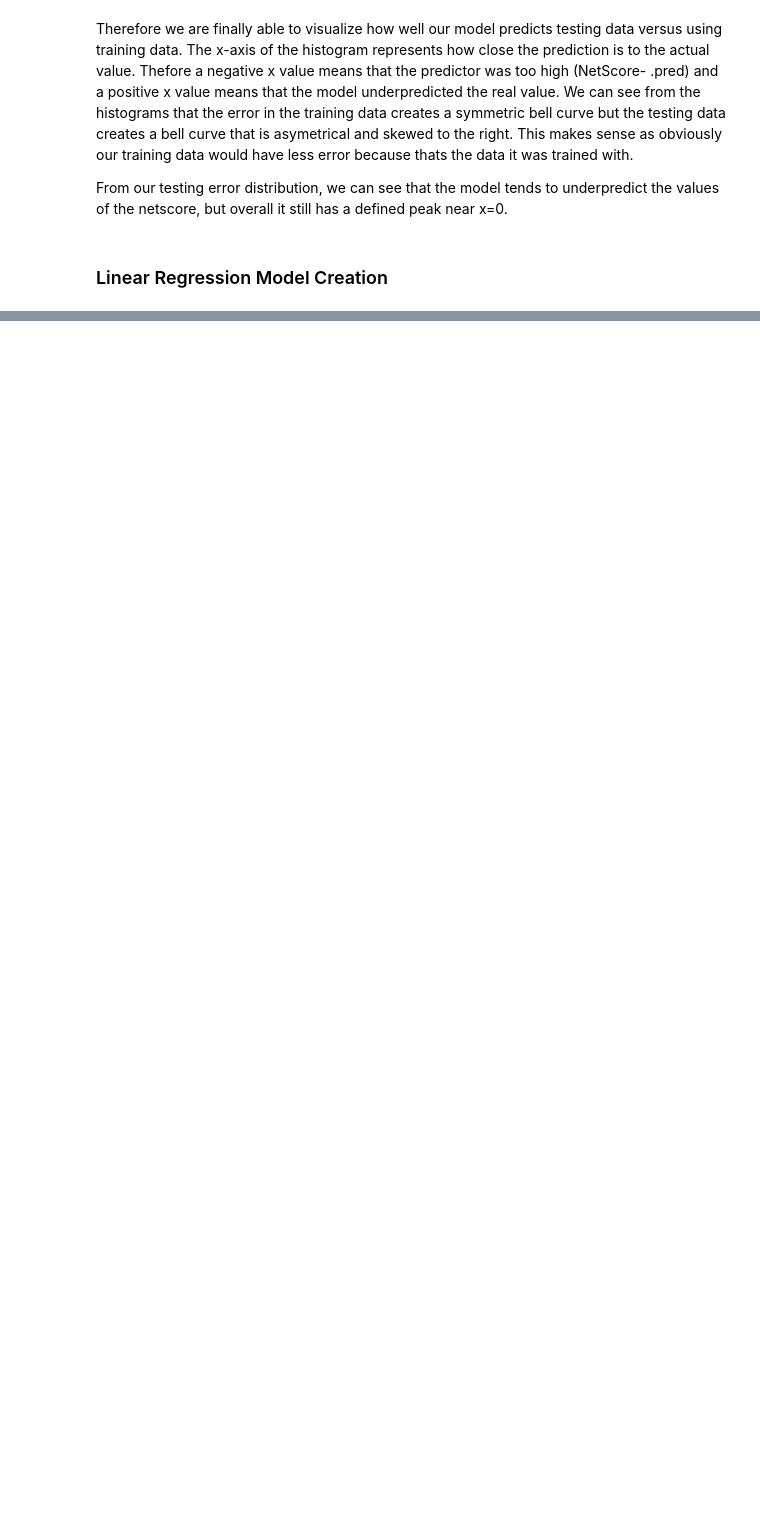
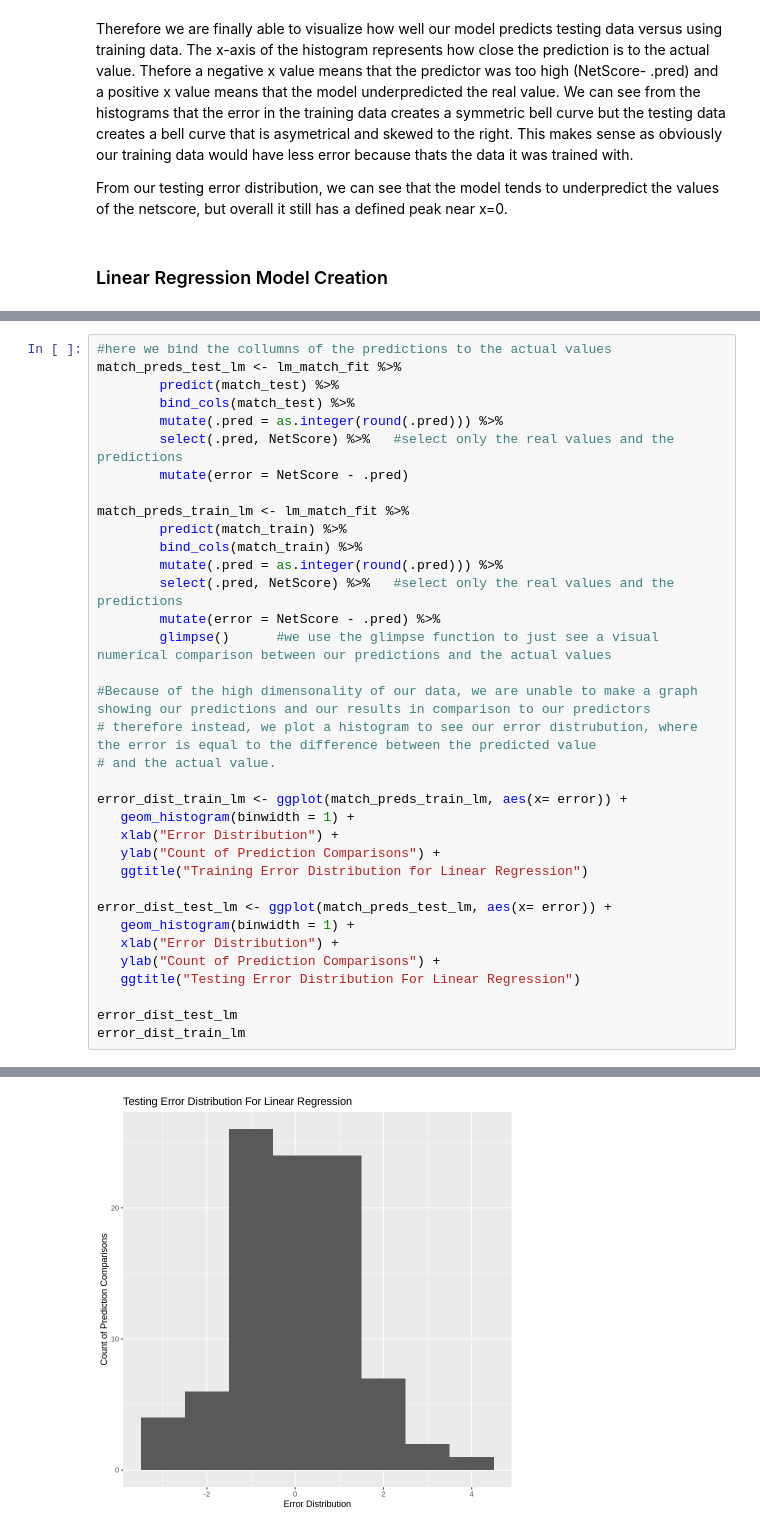
Before and after one commit to armanmoztar/DSCI100-group-project-report, a Jupyter notebook: Group_Project.ipynb, the cells around one changed output, grey strips where cells are left out. Cells and saved outputs as stored; diff of their text form; blank space fills up the shorter version.

```diff
--- a/Group_Project.ipynb
+++ b/Group_Project.ipynb
@@ -431,0 +456,36 @@ From our testing error distribution, we can see that the model tends to underpre
+# %%
+#here we bind the collumns of the predictions to the actual values
+match_preds_test_lm <- lm_match_fit %>%
+        predict(match_test) %>%
+        bind_cols(match_test) %>%
+        mutate(.pred = as.integer(round(.pred))) %>%
+        select(.pred, NetScore) %>%   #select only the real values and the predictions
+        mutate(error = NetScore - .pred)
+
+match_preds_train_lm <- lm_match_fit %>%
+        predict(match_train) %>%
+        bind_cols(match_train) %>%
+        mutate(.pred = as.integer(round(.pred))) %>%
+        select(.pred, NetScore) %>%   #select only the real values and the predictions
+        mutate(error = NetScore - .pred) %>%
+        glimpse()      #we use the glimpse function to just see a visual numerical comparison between our predictions and the actual values
+
+#Because of the high dimensonality of our data, we are unable to make a graph showing our predictions and our results in comparison to our predictors
+# therefore instead, we plot a histogram to see our error distrubution, where the error is equal to the difference between the predicted value
+# and the actual value.
+
+error_dist_train_lm <- ggplot(match_preds_train_lm, aes(x= error)) +
+   geom_histogram(binwidth = 1) +
+   xlab("Error Distribution") +
+   ylab("Count of Prediction Comparisons") +
+   ggtitle("Training Error Distribution for Linear Regression")
+
+error_dist_test_lm <- ggplot(match_preds_test_lm, aes(x= error)) +
+   geom_histogram(binwidth = 1) +
+   xlab("Error Distribution") +
+   ylab("Count of Prediction Comparisons") +
+   ggtitle("Testing Error Distribution For Linear Regression")
+
+error_dist_test_lm
+error_dist_train_lm
+# %% [output]
@@ -431,0 +497 @@ From our testing error distribution, we can see that the model tends to underpre
+[figure, added]
```
Also changed, not shown: parts of 8 cells of this notebook.
